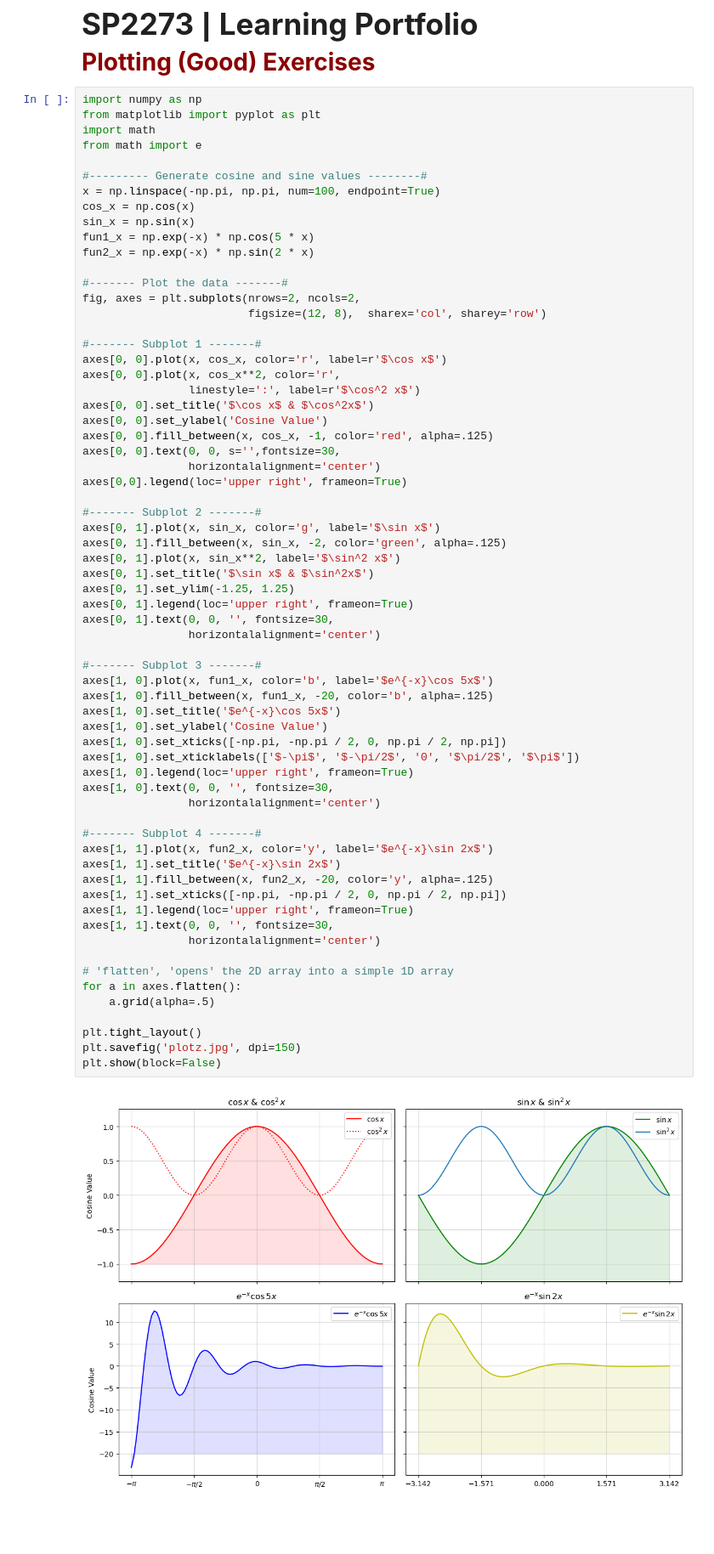
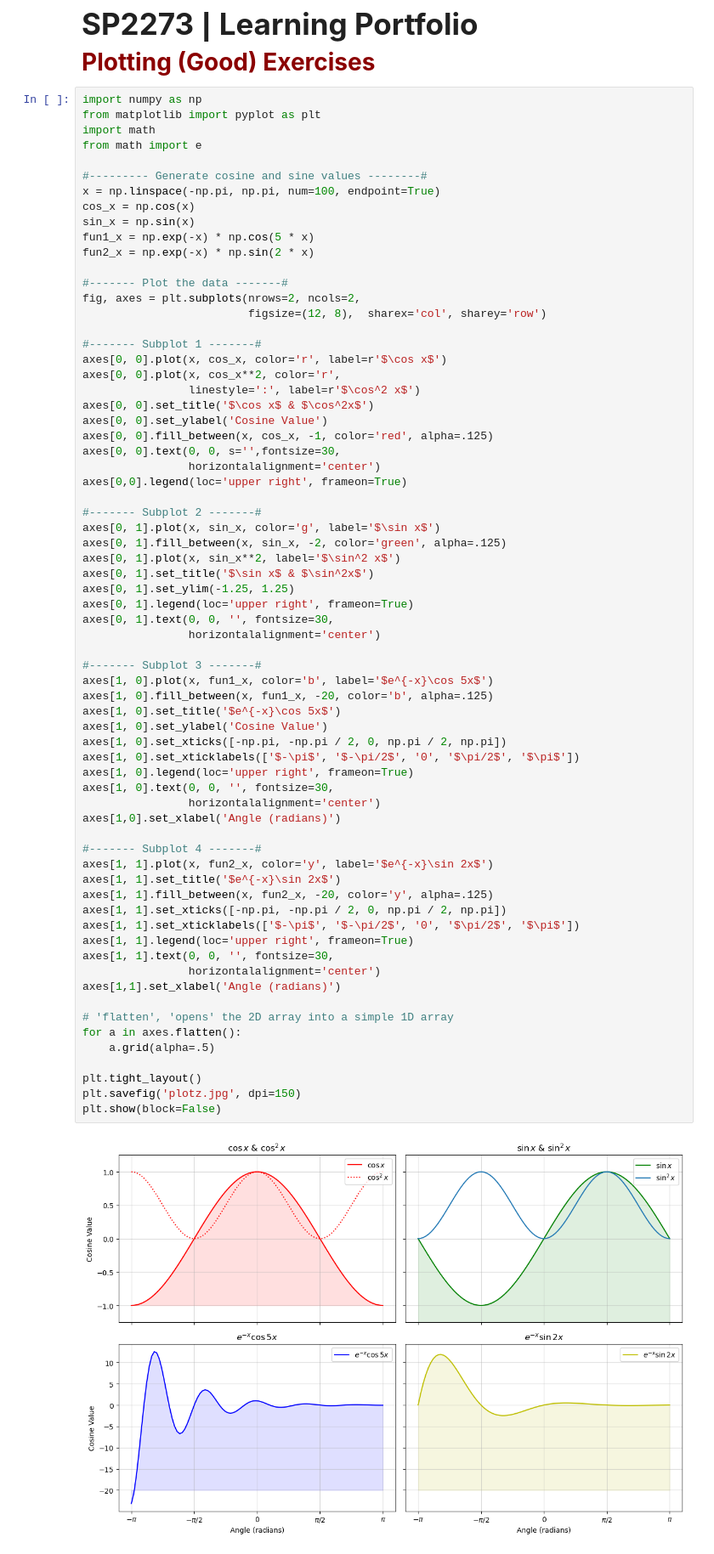
Before and after one commit to SPS-SP2273/learning-portfolio-2024-aug-sebunga, a Jupyter notebook: 7.2_plotting__exercises/plotting_(good)_exercises.ipynb, the cells around one changed output. Shown at 85% size. Saved outputs shown, nothing was run; the diff lists cells and outputs as text; blank space fills up the shorter version.

```diff
--- a/7.2_plotting__exercises/plotting_(good)_exercises.ipynb
+++ b/7.2_plotting__exercises/plotting_(good)_exercises.ipynb
@@ -39,31 +39,34 @@ axes[0, 1].text(0, 0, '', fontsize=30,
                 horizontalalignment='center')
 
 #------- Subplot 3 -------#
 axes[1, 0].plot(x, fun1_x, color='b', label='$e^{-x}\cos 5x$')
 axes[1, 0].fill_between(x, fun1_x, -20, color='b', alpha=.125)
 axes[1, 0].set_title('$e^{-x}\cos 5x$')
 axes[1, 0].set_ylabel('Cosine Value')
 axes[1, 0].set_xticks([-np.pi, -np.pi / 2, 0, np.pi / 2, np.pi])
 axes[1, 0].set_xticklabels(['$-\pi$', '$-\pi/2$', '0', '$\pi/2$', '$\pi$'])
 axes[1, 0].legend(loc='upper right', frameon=True)
 axes[1, 0].text(0, 0, '', fontsize=30,
                 horizontalalignment='center')
+axes[1,0].set_xlabel('Angle (radians)')
 
 #------- Subplot 4 -------#
 axes[1, 1].plot(x, fun2_x, color='y', label='$e^{-x}\sin 2x$')
 axes[1, 1].set_title('$e^{-x}\sin 2x$')
 axes[1, 1].fill_between(x, fun2_x, -20, color='y', alpha=.125)
 axes[1, 1].set_xticks([-np.pi, -np.pi / 2, 0, np.pi / 2, np.pi])
+axes[1, 1].set_xticklabels(['$-\pi$', '$-\pi/2$', '0', '$\pi/2$', '$\pi$'])
 axes[1, 1].legend(loc='upper right', frameon=True)
 axes[1, 1].text(0, 0, '', fontsize=30,
                 horizontalalignment='center')
+axes[1,1].set_xlabel('Angle (radians)')
 
 # 'flatten', 'opens' the 2D array into a simple 1D array
 for a in axes.flatten():
     a.grid(alpha=.5)
 
 plt.tight_layout()
 plt.savefig('plotz.jpg', dpi=150)
 plt.show(block=False)
 # %% [output]
-[figure, old version]
+[figure, new version]
```
Also changed, not shown: 2 other files.
